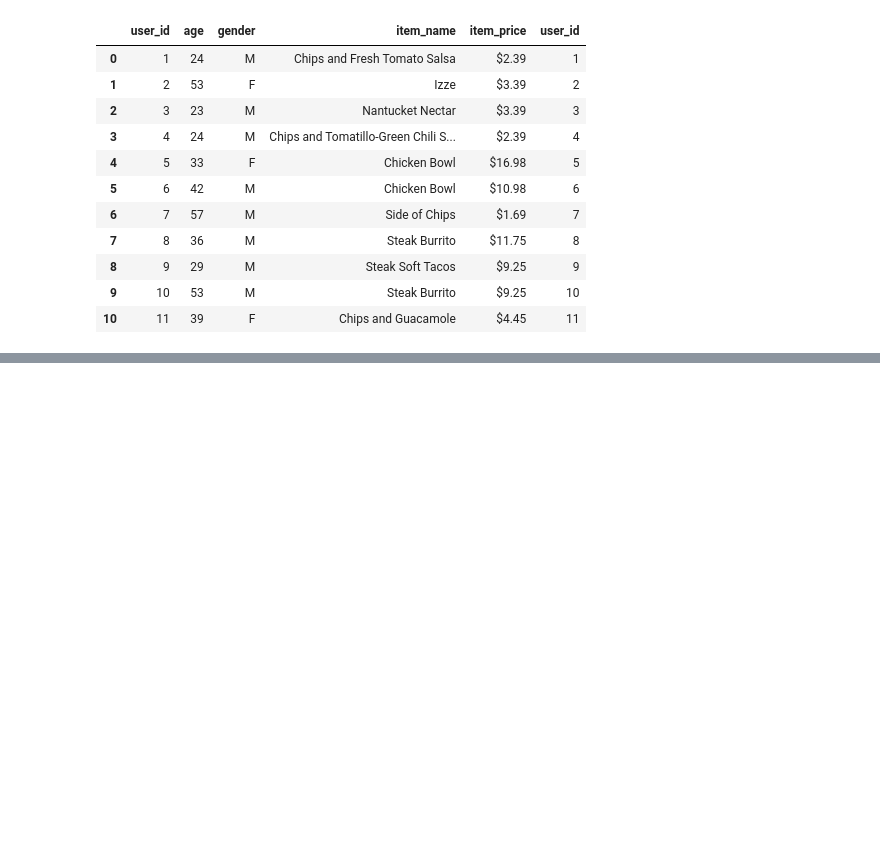
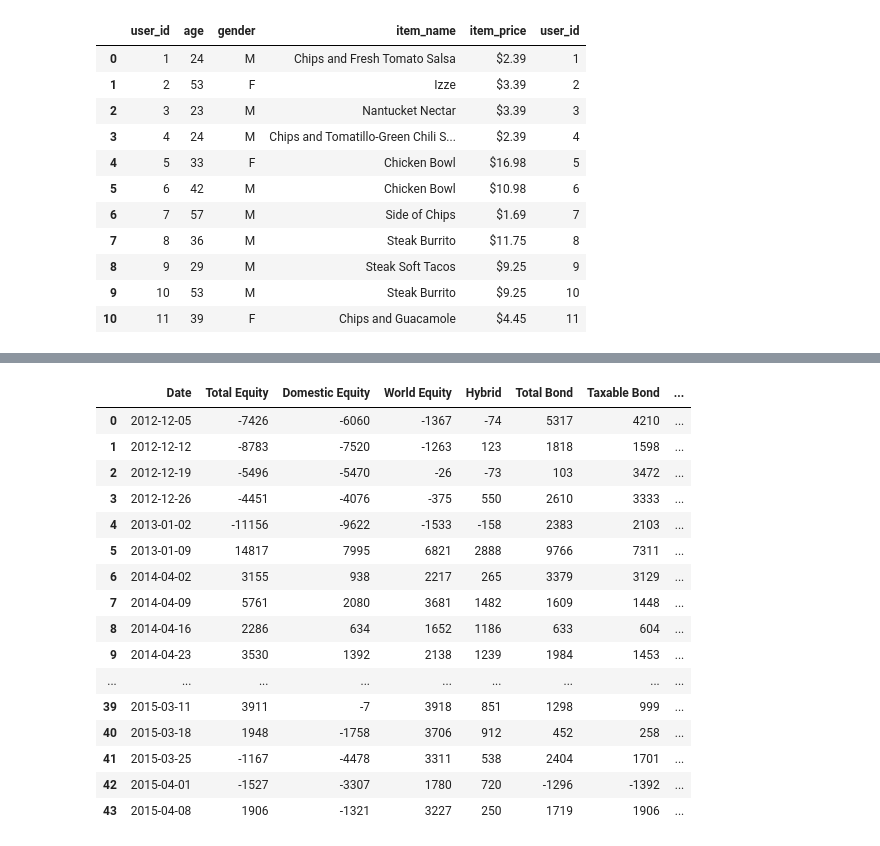
Before and after one commit to Lidkin/DI_Bootcamp, a Jupyter notebook: Week5/Day2/Exercises_XP/exercisesXP.ipynb, the cells around one changed output, grey strips where cells are left out. Drawn from its saved outputs; the diff is of its cells as text; code cells hidden in the pictures; blank space fills up the shorter version.

```diff
--- a/Week5/Day2/Exercises_XP/exercisesXP.ipynb
+++ b/Week5/Day2/Exercises_XP/exercisesXP.ipynb
@@ -238,0 +344,20 @@ all_data_col
+# %%
+investor_data
+# %% [output]
+|  | Date | Total Equity | Domestic Equity | World Equity | Hybrid | Total Bond | Taxable Bond | ... |
+| 0 | 2012-12-05 | -7426 | -6060 | -1367 | -74 | 5317 | 4210 | ... |
+| 1 | 2012-12-12 | -8783 | -7520 | -1263 | 123 | 1818 | 1598 | ... |
+| 2 | 2012-12-19 | -5496 | -5470 | -26 | -73 | 103 | 3472 | ... |
+| 3 | 2012-12-26 | -4451 | -4076 | -375 | 550 | 2610 | 3333 | ... |
+| 4 | 2013-01-02 | -11156 | -9622 | -1533 | -158 | 2383 | 2103 | ... |
+| 5 | 2013-01-09 | 14817 | 7995 | 6821 | 2888 | 9766 | 7311 | ... |
+| 6 | 2014-04-02 | 3155 | 938 | 2217 | 265 | 3379 | 3129 | ... |
+| 7 | 2014-04-09 | 5761 | 2080 | 3681 | 1482 | 1609 | 1448 | ... |
+| 8 | 2014-04-16 | 2286 | 634 | 1652 | 1186 | 633 | 604 | ... |
+| 9 | 2014-04-23 | 3530 | 1392 | 2138 | 1239 | 1984 | 1453 | ... |
+| ... | ... | ... | ... | ... | ... | ... | ... | ... |
+| 39 | 2015-03-11 | 3911 | -7 | 3918 | 851 | 1298 | 999 | ... |
+| 40 | 2015-03-18 | 1948 | -1758 | 3706 | 912 | 452 | 258 | ... |
+| 41 | 2015-03-25 | -1167 | -4478 | 3311 | 538 | 2404 | 1701 | ... |
+| 42 | 2015-04-01 | -1527 | -3307 | 1780 | 720 | -1296 | -1392 | ... |
+| 43 | 2015-04-08 | 1906 | -1321 | 3227 | 250 | 1719 | 1906 | ... |
```
Also changed, not shown: parts of 17 cells of this notebook, 10 other files.
